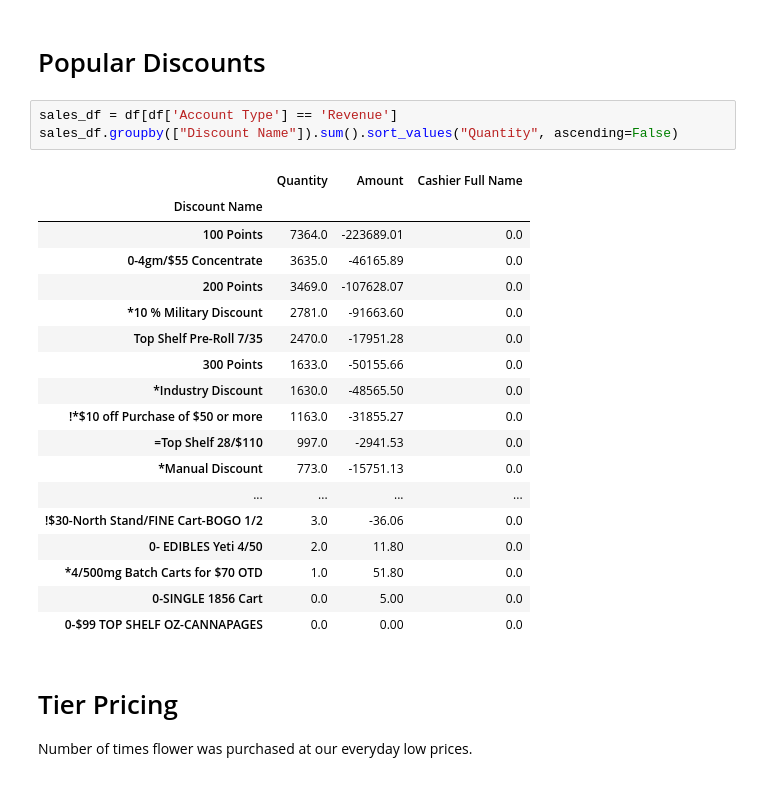
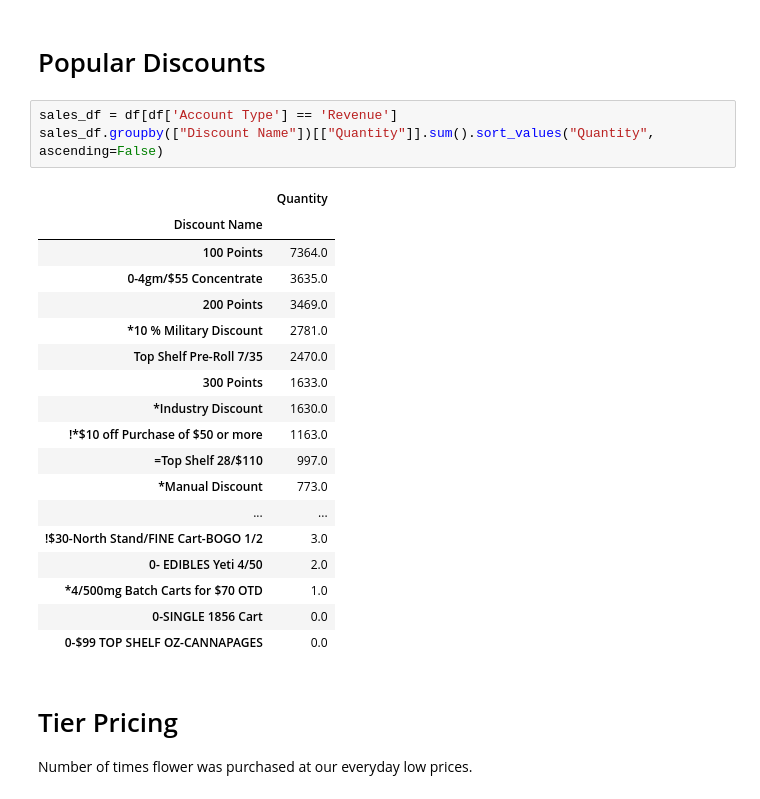
Before and after one commit to thomashedgepath/sales-data-workbook, a Jupyter notebook: workbook.ipynb, the cells around one changed output. Cells and saved outputs as stored; diff of their text form.

```diff
--- a/workbook.ipynb
+++ b/workbook.ipynb
@@ -212,26 +215,26 @@ Percentage of Customers w/ Email on File: 2.0091488025831916 %
 # Popular Discounts
 # %%
 sales_df = df[df['Account Type'] == 'Revenue']
-sales_df.groupby(["Discount Name"]).sum().sort_values("Quantity", ascending=False)
+sales_df.groupby(["Discount Name"])[["Quantity"]].sum().sort_values("Quantity", ascending=False)
 # %% [output]
-|  | Quantity | Amount | Cashier Full Name |
-| Discount Name |  |  |  |
-| 100 Points | 7364.0 | -223689.01 | 0.0 |
-| 0-4gm/$55 Concentrate | 3635.0 | -46165.89 | 0.0 |
-| 200 Points | 3469.0 | -107628.07 | 0.0 |
-| *10 % Military Discount | 2781.0 | -91663.60 | 0.0 |
-| Top Shelf Pre-Roll 7/35 | 2470.0 | -17951.28 | 0.0 |
-| 300 Points | 1633.0 | -50155.66 | 0.0 |
-| *Industry Discount | 1630.0 | -48565.50 | 0.0 |
-| !*$10 off Purchase of $50 or more | 1163.0 | -31855.27 | 0.0 |
-| =Top Shelf 28/$110 | 997.0 | -2941.53 | 0.0 |
-| *Manual Discount | 773.0 | -15751.13 | 0.0 |
-| ... | ... | ... | ... |
-| !$30-North Stand/FINE Cart-BOGO 1/2 | 3.0 | -36.06 | 0.0 |
-| 0- EDIBLES Yeti 4/50 | 2.0 | 11.80 | 0.0 |
-| *4/500mg Batch Carts for $70 OTD | 1.0 | 51.80 | 0.0 |
-| 0-SINGLE 1856 Cart | 0.0 | 5.00 | 0.0 |
-| 0-$99 TOP SHELF OZ-CANNAPAGES | 0.0 | 0.00 | 0.0 |
+|  | Quantity |
+| Discount Name |  |
+| 100 Points | 7364.0 |
+| 0-4gm/$55 Concentrate | 3635.0 |
+| 200 Points | 3469.0 |
+| *10 % Military Discount | 2781.0 |
+| Top Shelf Pre-Roll 7/35 | 2470.0 |
+| 300 Points | 1633.0 |
+| *Industry Discount | 1630.0 |
+| !*$10 off Purchase of $50 or more | 1163.0 |
+| =Top Shelf 28/$110 | 997.0 |
+| *Manual Discount | 773.0 |
+| ... | ... |
+| !$30-North Stand/FINE Cart-BOGO 1/2 | 3.0 |
+| 0- EDIBLES Yeti 4/50 | 2.0 |
+| *4/500mg Batch Carts for $70 OTD | 1.0 |
+| 0-SINGLE 1856 Cart | 0.0 |
+| 0-$99 TOP SHELF OZ-CANNAPAGES | 0.0 |
 # %% [markdown]
 # Tier Pricing
 Number of times flower was purchased at our everyday low prices.
```
Also changed, not shown: parts of 8 cells of this notebook.
